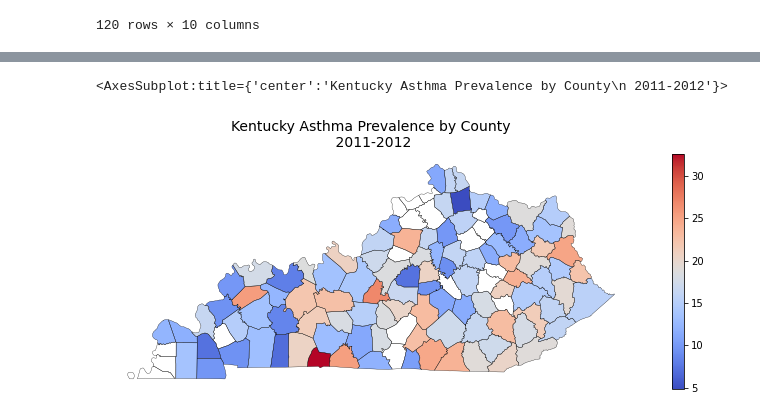
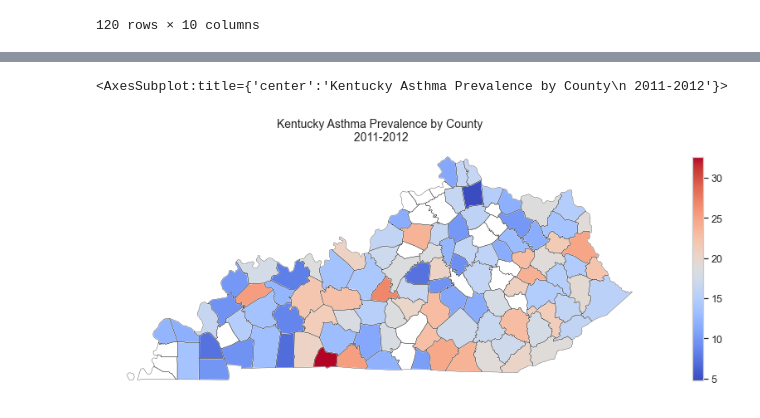
Before and after one commit to mjlaw/FIT_capstone, a Jupyter notebook: Jupyter_notebooks/asthma studies.ipynb, the cells around one changed output, grey strips where cells are left out. Cells and saved outputs as stored; diff of their text form; code cells hidden in the pictures.

```diff
--- a/Jupyter_notebooks/asthma studies.ipynb
+++ b/Jupyter_notebooks/asthma studies.ipynb
@@ -297,0 +315,6 @@ asthma2012Lowest
+# %%
+sns.set(style='whitegrid', context='notebook', rc={'figure.figsize': (9,15)}, font_scale=1.15)
+sns.barplot(x = asthma2012CleanedSorted['DataValue'], y = asthma2012CleanedSorted['LocationDesc'], palette = 'coolwarm_r')
+plt.xlabel('crude percentage')
+plt.ylabel('')
+plt.title('2012 Asthma Prevalence by State', pad=20, fontsize=14)
@@ -456,0 +495,6 @@ plt.close()
+# %%
+sns.set(style='whitegrid', context='notebook', rc={'figure.figsize': (7,7)}, font_scale=1.15)
+sns.barplot(x = vermontMergedSorted['countyRate.18'], y = vermontMergedSorted['NAME'], palette = 'coolwarm_r')
+plt.xlabel('crude percentage')
+plt.ylabel('')
+plt.title('2011-2012 Vermont Asthma Prevalence by County', pad=20, fontsize=14)
@@ -564,14 +615,14 @@ kentuckyMerged.head()
 kentuckyMerged.to_file('C:\\Users\\Mary\\CIS5898\\FIT_capstone\\kentuckyMerged_gdf.shp')
 # %%
 #plot 2012 map
-fig = plt.figure(1, figsize=(12, 7))
+fig = plt.figure(1, figsize=(15, 9))
 ax = fig.add_subplot()
 ax.set_title('Kentucky Asthma Prevalence by County\n 2011-2012', fontsize=14)
 ax.set_axis_off()
 
 kentuckyCountyMap.boundary.plot(ax=ax, color = 'black', linewidth=.3)
 kentuckyMerged.plot(ax = ax, column='Data', legend=True, cmap='coolwarm',
-                    legend_kwds={'orientation': 'vertical',"shrink": 0.62})
+                    legend_kwds={'orientation': 'vertical',"shrink": 0.55})
 # %% [output]
 <AxesSubplot:title={'center':'Kentucky Asthma Prevalence by County\n 2011-2012'}>
-[figure, old version]
+[figure, new version]
```
Also changed, not shown: parts of 25 cells of this notebook.
